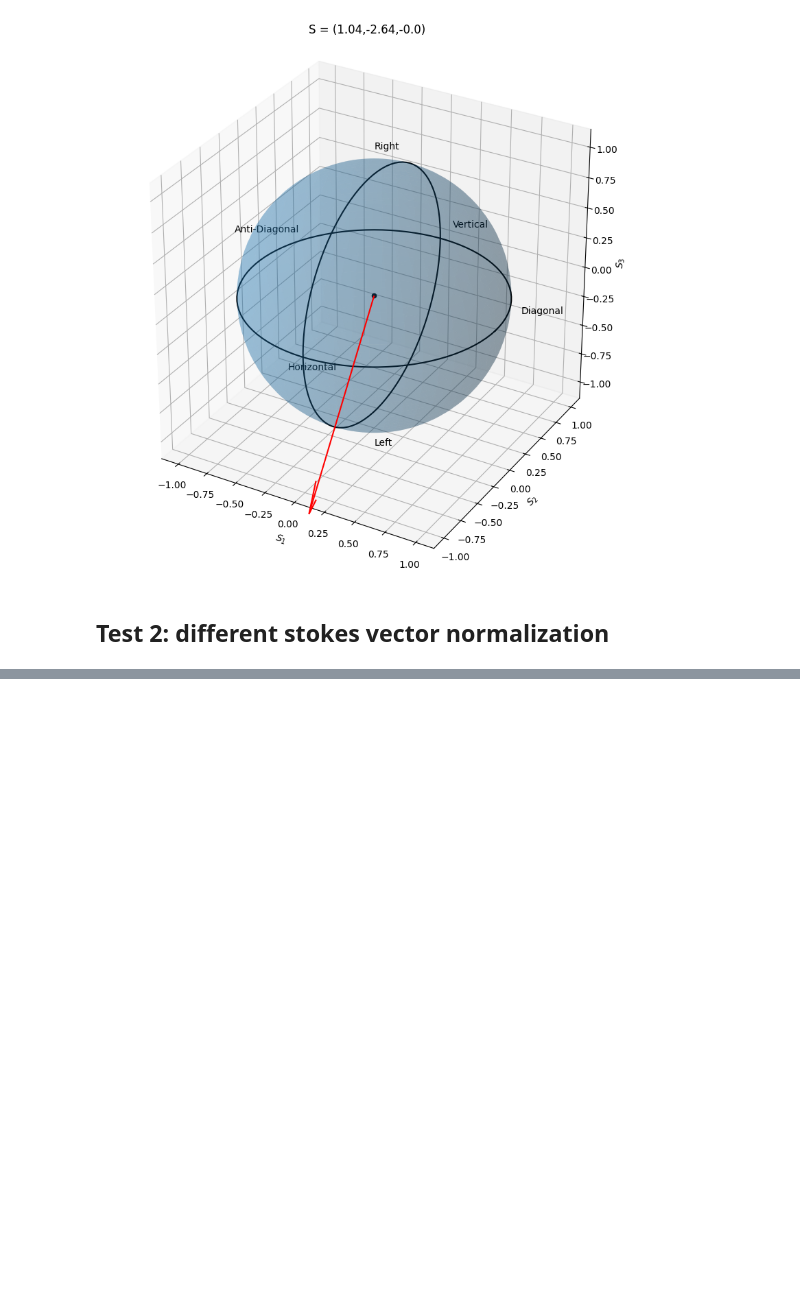
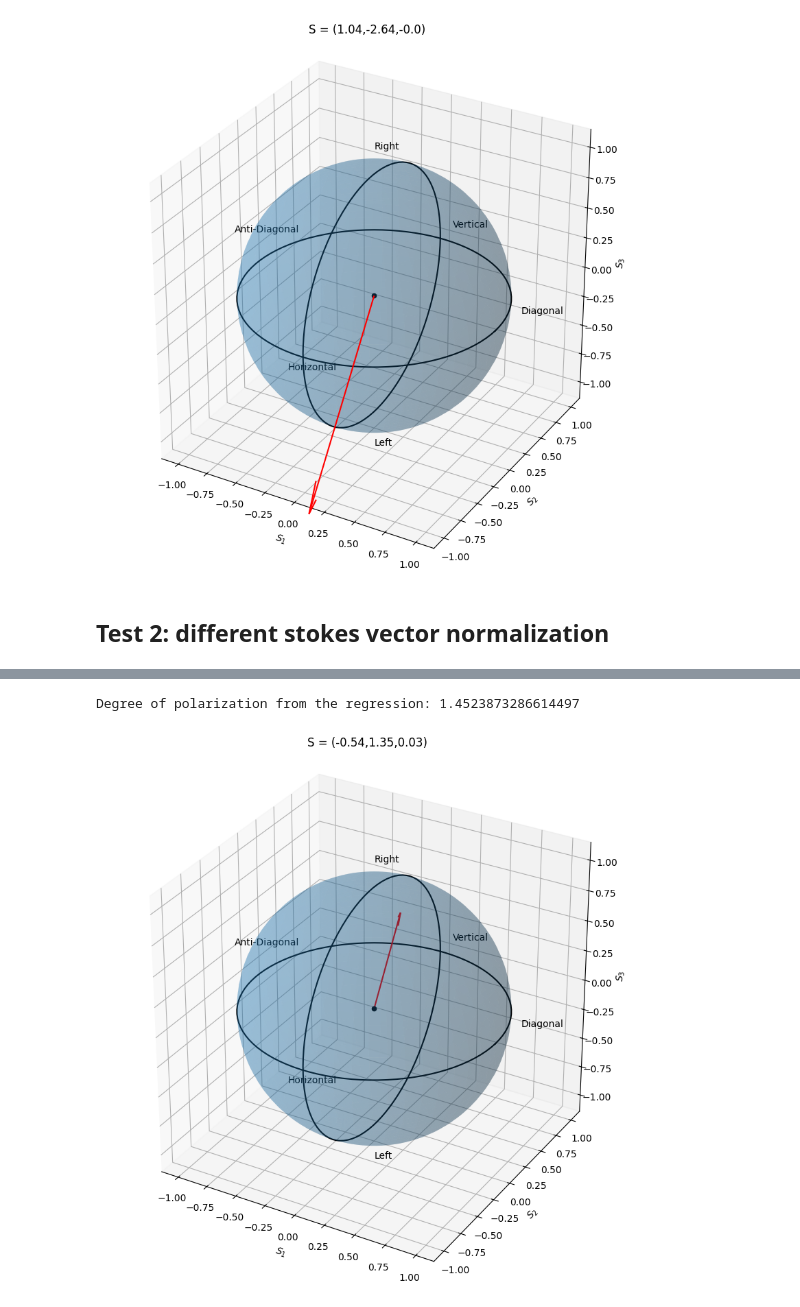
Before and after one commit to BernardoPironio/Polarimetro, a Jupyter notebook: analisis.ipynb, the cells around one changed output, grey strips where cells are left out. Saved outputs shown, nothing was run; the diff lists cells and outputs as text; code cells hidden in the pictures; blank space fills up the shorter version.

```diff
--- a/analisis.ipynb
+++ b/analisis.ipynb
@@ -256,0 +299,10 @@ poincare_sphere_graph(s_test_2)
+# %%
+# --- Print the dop of the regression ---
+dop_test_3 = np.sqrt(S[1]**2 + S[2]**2 + S[3]**2) / S[0]
+print(f'Degree of polarization from the regression: {dop_test_3}')
+
+# --- Poincare sphere graph of the normalized Stokes vector ---
+poincare_sphere_graph(s_test_3)
+# %% [output]
+Degree of polarization from the regression: 1.4523873286614497
+[figure, added]
```
Also changed, not shown: parts of 4 cells of this notebook.
